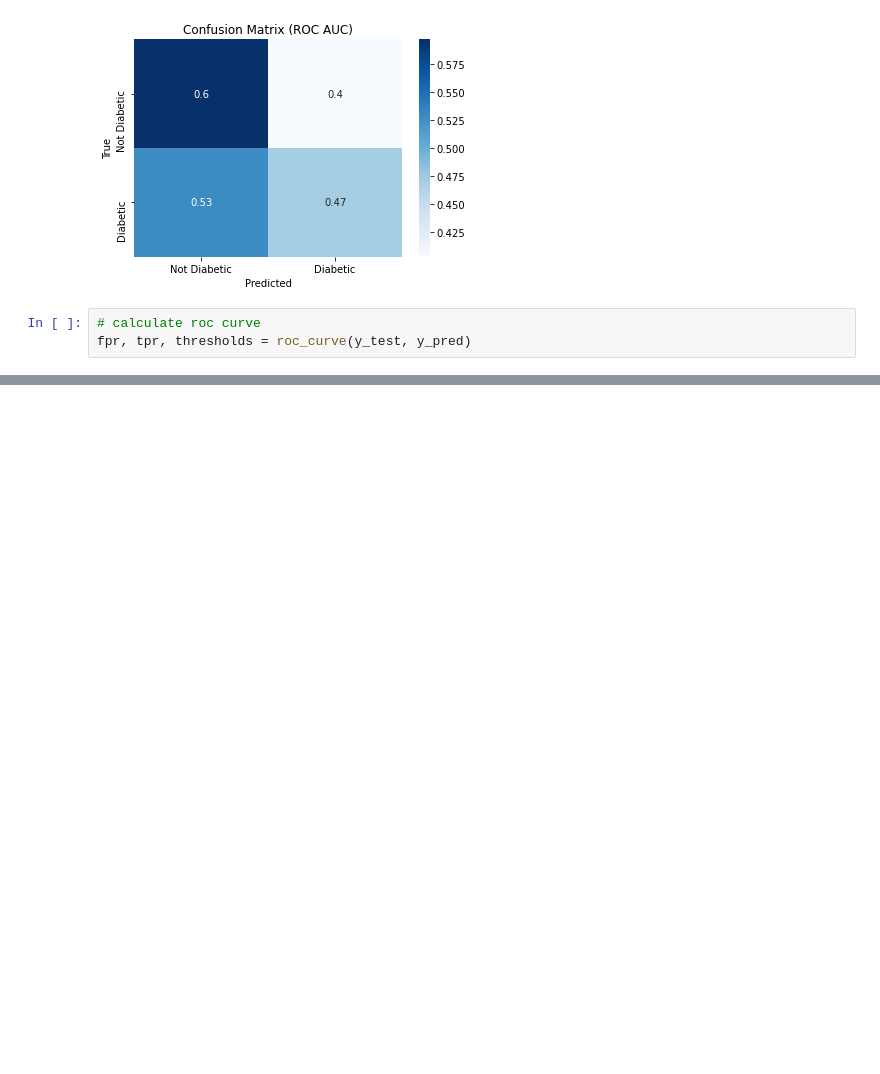
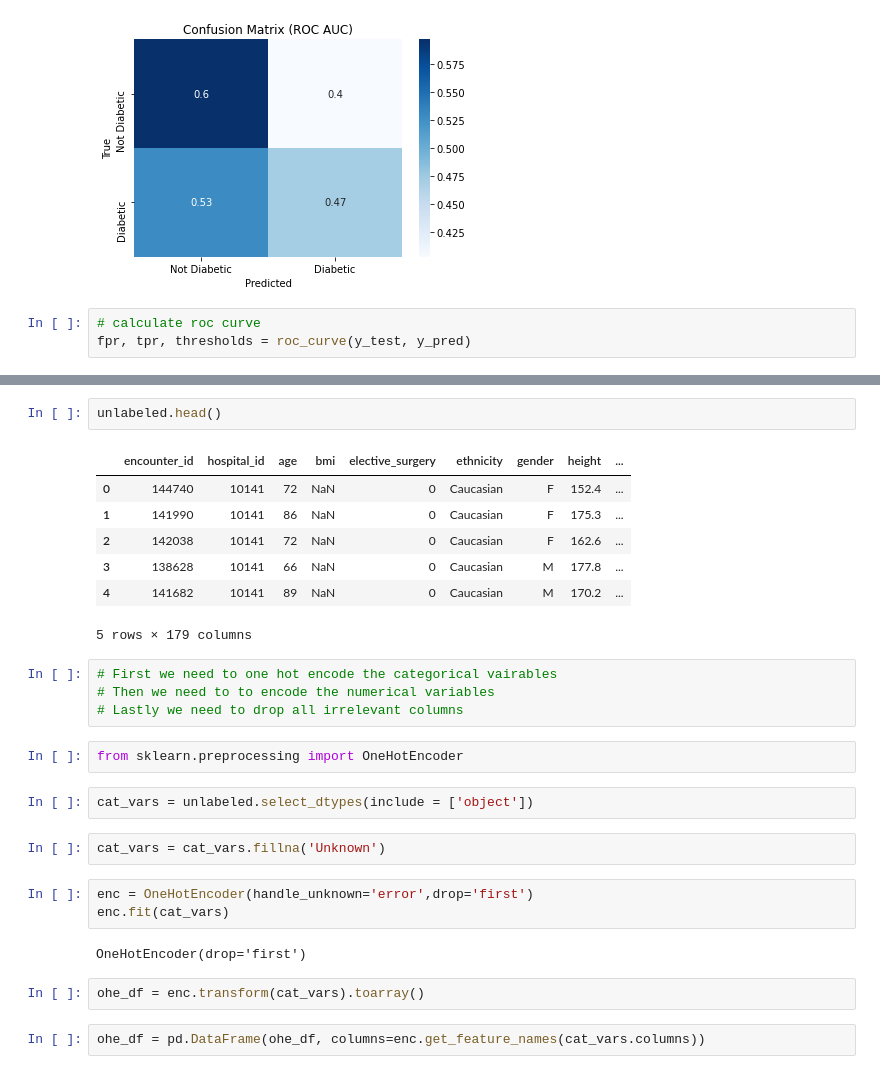
Before and after one commit to ml42322/WiDS2021, a Jupyter notebook: 16_tree_based_models.ipynb, the cells around one changed output, grey strips where cells are left out. Drawn from its saved outputs; the diff is of its cells as text; blank space fills up the shorter version.

```diff
--- a/16_tree_based_models.ipynb
+++ b/16_tree_based_models.ipynb
@@ -732,0 +747,29 @@ AUC: 0.534
+# %%
+unlabeled.head()
+# %% [output]
+|  | encounter_id | hospital_id | age | bmi | elective_surgery | ethnicity | gender | height | ... |
+| 0 | 144740 | 10141 | 72 | NaN | 0 | Caucasian | F | 152.4 | ... |
+| 1 | 141990 | 10141 | 86 | NaN | 0 | Caucasian | F | 175.3 | ... |
+| 2 | 142038 | 10141 | 72 | NaN | 0 | Caucasian | F | 162.6 | ... |
+| 3 | 138628 | 10141 | 66 | NaN | 0 | Caucasian | M | 177.8 | ... |
+| 4 | 141682 | 10141 | 89 | NaN | 0 | Caucasian | M | 170.2 | ... |
+5 rows × 179 columns
+# %%
+# First we need to one hot encode the categorical vairables
+# Then we need to to encode the numerical variables
+# Lastly we need to drop all irrelevant columns
+# %%
+from sklearn.preprocessing import OneHotEncoder
+# %%
+cat_vars = unlabeled.select_dtypes(include = ['object'])
+# %%
+cat_vars = cat_vars.fillna('Unknown')
+# %%
+enc = OneHotEncoder(handle_unknown='error',drop='first')
+enc.fit(cat_vars)
+# %% [output]
+OneHotEncoder(drop='first')
+# %%
+ohe_df = enc.transform(cat_vars).toarray()
+# %%
+ohe_df = pd.DataFrame(ohe_df, columns=enc.get_feature_names(cat_vars.columns))
```
Also changed, not shown: parts of 45 cells of this notebook.
